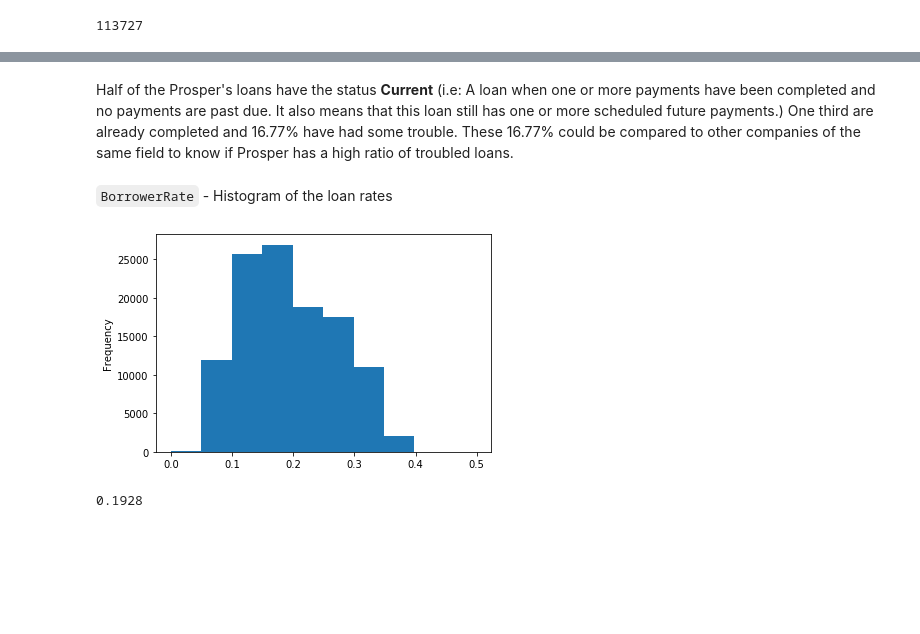
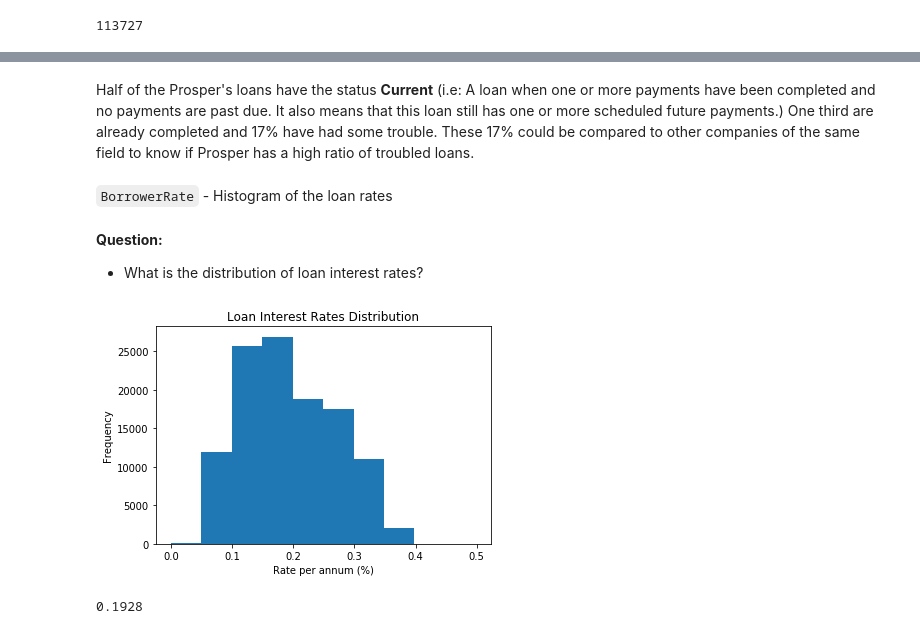
Before and after one commit to daniel-guarino/project05-communicate-data-findings, a Jupyter notebook: exploration_template.ipynb, the cells around one changed output, grey strips where cells are left out. Drawn from its saved outputs; the diff is of its cells as text; code cells hidden in the pictures; blank space fills up the shorter version.

```diff
--- a/exploration_template.ipynb
+++ b/exploration_template.ipynb
@@ -326,10 +360,15 @@ new_loan_status.plot(kind = 'pie',y = 'status_ratio');
 # %% [markdown]
 Half of the Prosper's loans have the status **Current** (i.e: A loan when one or more payments have been completed and no payments are past due. It also means that this loan still has one or more scheduled future payments.)
-One third are already completed and 16.77% have had some trouble. These 16.77% could be compared to other companies of the same field to know if Prosper has a high ratio of troubled loans.
+One third are already completed and 17% have had some trouble. These 17% could be compared to other companies of the same field to know if Prosper has a high ratio of troubled loans.
 # %% [markdown]
 `BorrowerRate` - Histogram of the loan rates
+# %% [markdown]
+**Question:**
+- What is the distribution of loan interest rates?
 # %%
-df_loan['BorrowerRate'].plot(kind='hist');
+df_loan['BorrowerRate'].plot(kind='hist')
+plt.title('Loan Interest Rates Distribution')
+plt.xlabel('Rate per annum (%)');
 # %% [output]
-[figure, old version]
+[figure, new version]
 # %%
```
Also changed, not shown: parts of 90 cells of this notebook, 3 other files.
